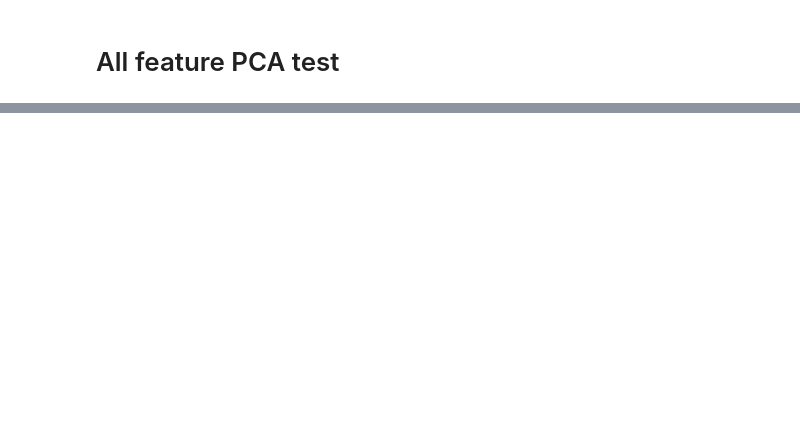
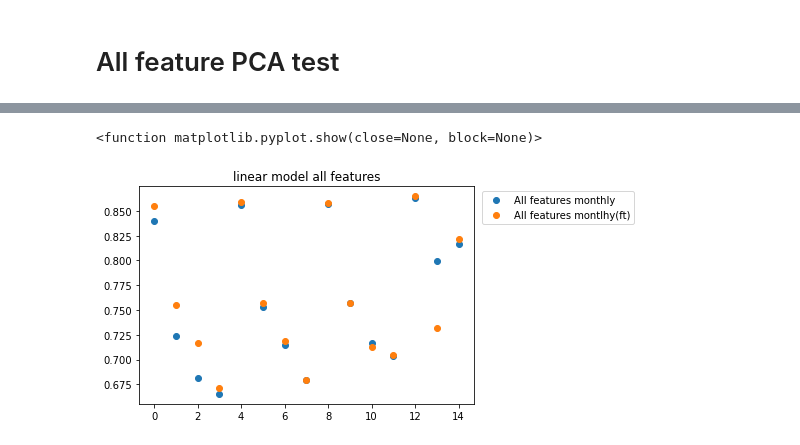
Before and after one commit to Dubspergensoep/Project_ML_En_Consump, a Jupyter notebook: Linear_models.ipynb, the cells around one changed output, grey strips where cells are left out. Saved outputs shown, nothing was run; the diff lists cells and outputs as text; code cells hidden in the pictures; blank space fills up the shorter version.

```diff
--- a/Linear_models.ipynb
+++ b/Linear_models.ipynb
@@ -2543,0 +2714,11 @@ for nim in nim_arr:
+# %%
+#non daily perfomance is to poor for PCA
+plt.plot(R2linall,marker='o',label='All features monthly',linestyle = 'None')
+plt.plot(R2linall_ft,marker='o',label='All features montlhy(ft)',linestyle = 'None')
+
+plt.title('linear model all features')
+plt.legend(bbox_to_anchor=(1.01, 1))
+plt.show
+# %% [output]
+<function matplotlib.pyplot.show(close=None, block=None)>
+[figure, added]
```
Also changed, not shown: parts of 28 cells of this notebook.
